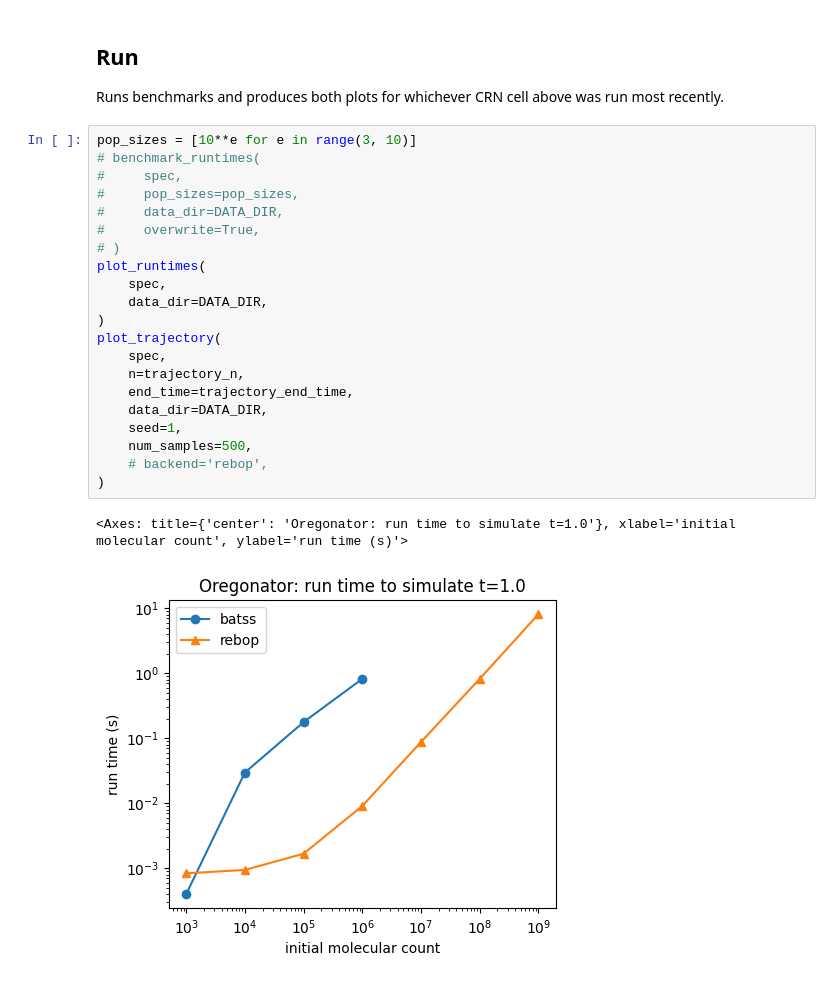
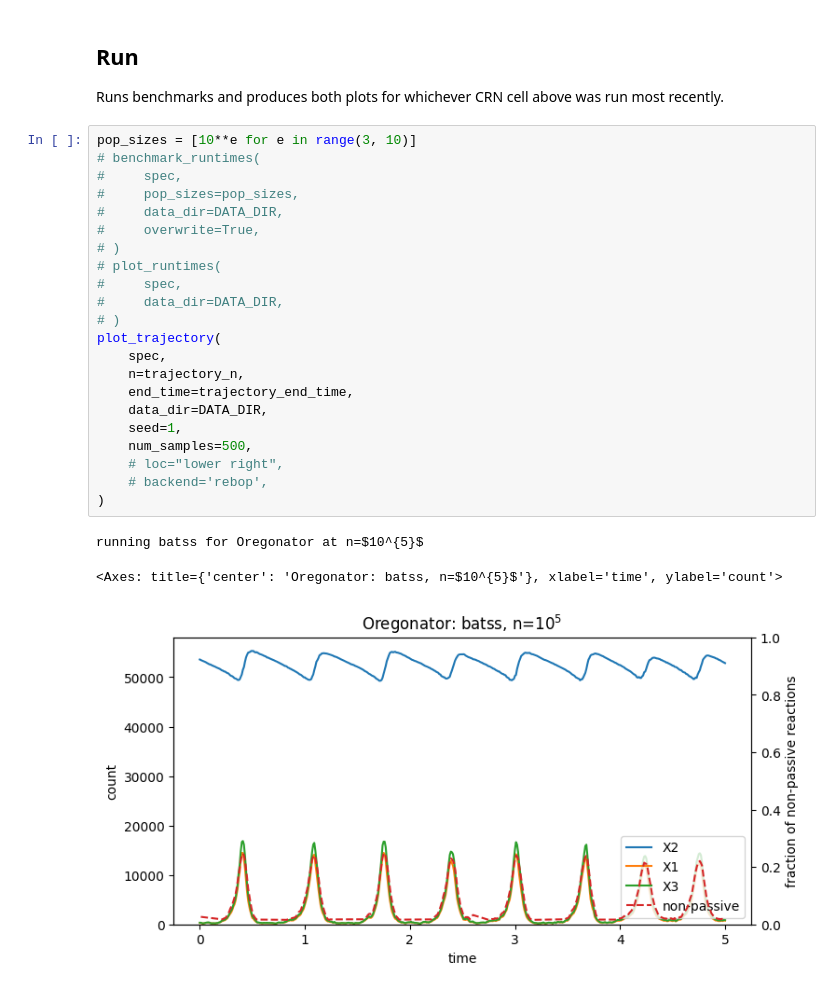
Before and after one commit to joven316/batss, a Jupyter notebook: examples/benchmark.ipynb, the cells around one changed output. Saved outputs shown, nothing was run; the diff lists cells and outputs as text.

```diff
--- a/examples/benchmark.ipynb
+++ b/examples/benchmark.ipynb
@@ -110,24 +110,26 @@ Runs benchmarks and produces both plots for whichever CRN cell above was run mos
 # %%
 pop_sizes = [10**e for e in range(3, 10)]
 # benchmark_runtimes(
 #     spec,
 #     pop_sizes=pop_sizes,
 #     data_dir=DATA_DIR,
 #     overwrite=True,
 # )
-plot_runtimes(
-    spec,
-    data_dir=DATA_DIR,
-)
+# plot_runtimes(
+#     spec,
+#     data_dir=DATA_DIR,
+# )
 plot_trajectory(
     spec,
     n=trajectory_n,
     end_time=trajectory_end_time,
     data_dir=DATA_DIR,
     seed=1,
     num_samples=500,
+    # loc="lower right",
     # backend='rebop',
 )
 # %% [output]
-<Axes: title={'center': 'Oregonator: run time to simulate t=1.0'}, xlabel='initial molecular count', ylabel='run time (s)'>
+running batss for Oregonator at n=$10^{5}$
+<Axes: title={'center': 'Oregonator: batss, n=$10^{5}$'}, xlabel='time', ylabel='count'>
-[figure, old version]
+[figure, new version]
```
Also changed, not shown: 2 other files.
